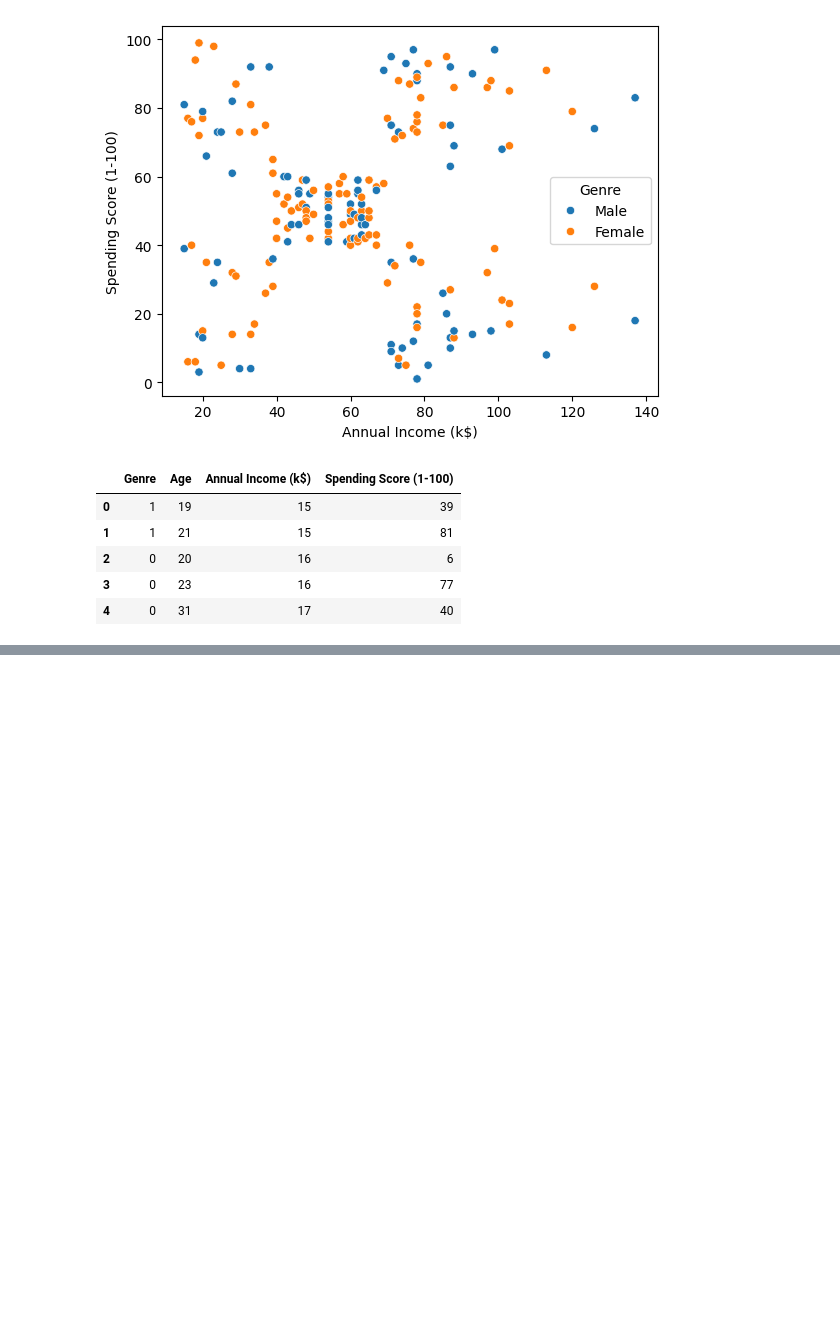
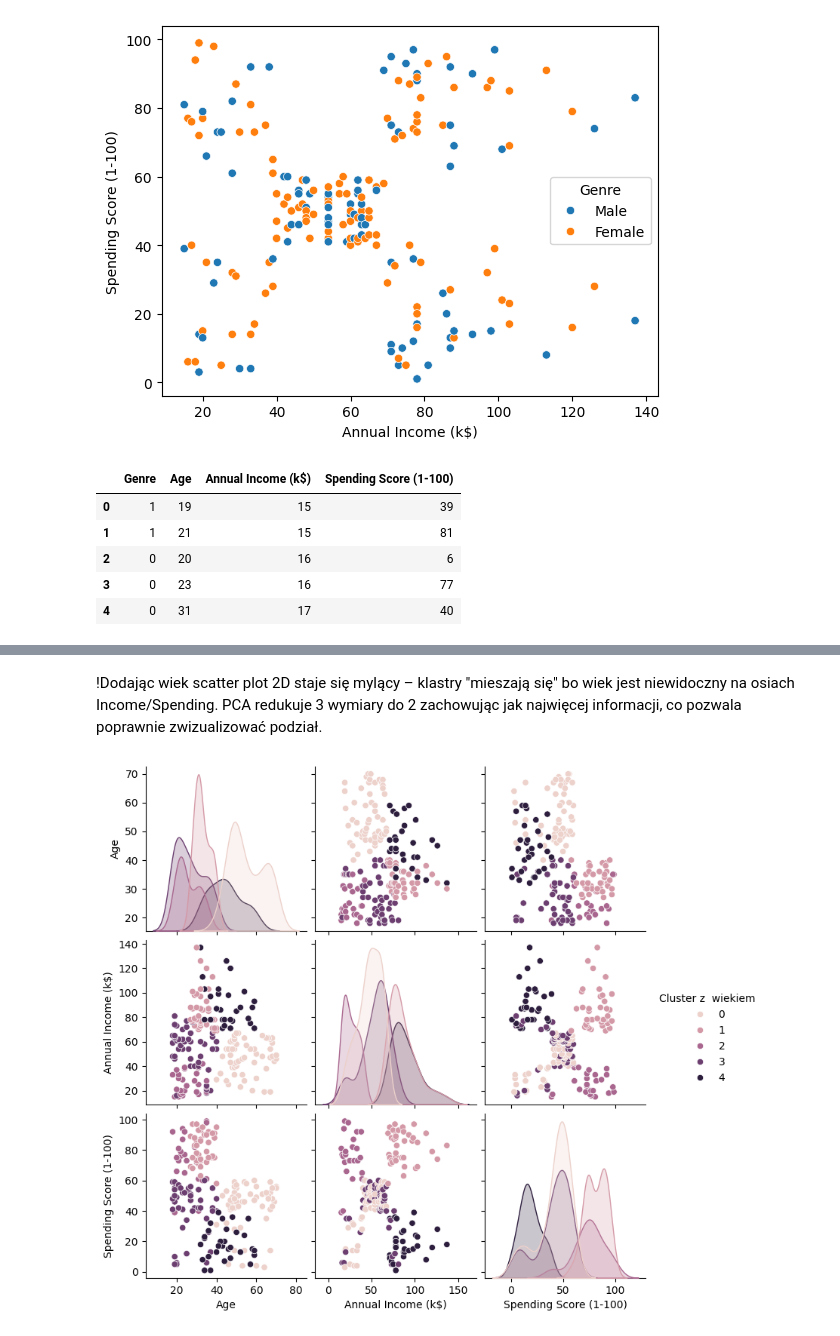
Before and after one commit to dokede/ML, a Jupyter notebook: customers/customers.ipynb, the cells around one changed output, grey strips where cells are left out. Saved outputs shown, nothing was run; the diff lists cells and outputs as text; code cells hidden in the pictures; blank space fills up the shorter version.

```diff
--- a/customers/customers.ipynb
+++ b/customers/customers.ipynb
@@ -73,0 +165,8 @@ IndexError: only integers, slices (`:`), ellipsis (`...`), numpy.newaxis (`None`
+# %% [markdown]
+!Dodając wiek scatter plot 2D staje się mylący – klastry "mieszają się" bo wiek jest niewidoczny na osiach Income/Spending. PCA redukuje 3 wymiary do 2 zachowując jak najwięcej informacji, co pozwala poprawnie zwizualizować podział.
+# %%
+# Pairplot
+sns.pairplot(df, vars=['Age', 'Annual Income (k$)', 'Spending Score (1-100)'], hue='Cluster z  wiekiem')
+plt.show()
+# %% [output]
+[figure, added]
```
Also changed, not shown: parts of 15 cells of this notebook.
